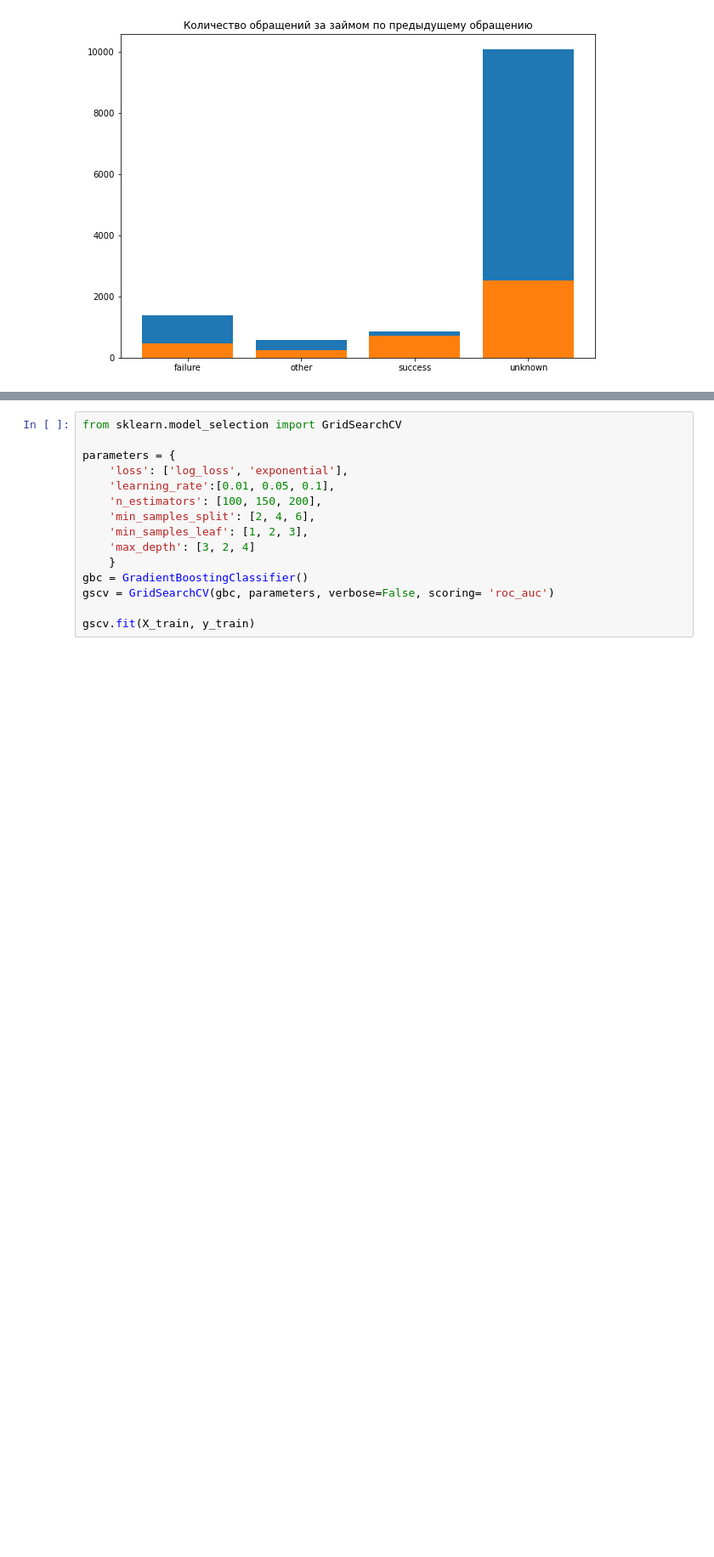
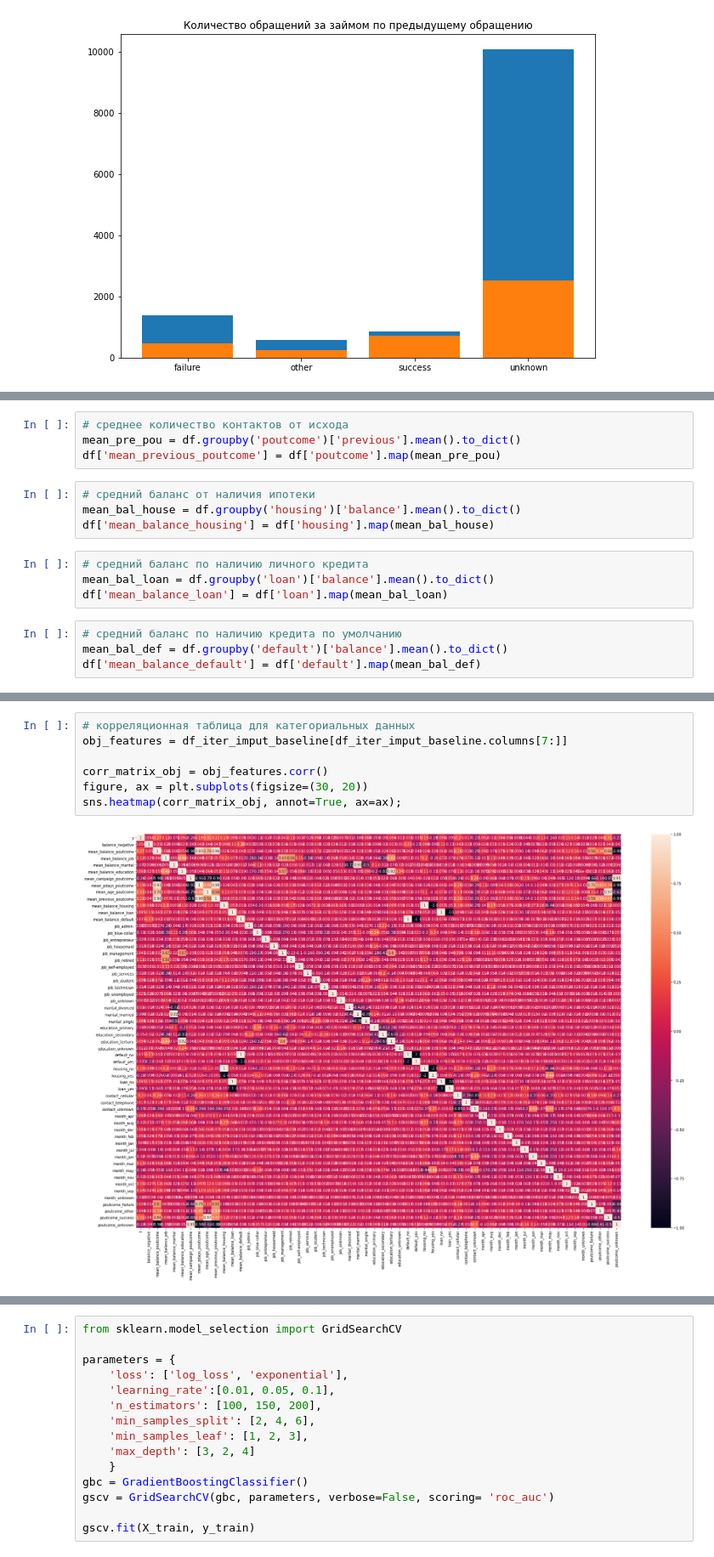
Before and after one commit to IYuminov/assessment_for_MFO, a Jupyter notebook: ml_assessment.ipynb, the cells around one changed output, grey strips where cells are left out. Shown at 85% size. Saved outputs shown, nothing was run; the diff lists cells and outputs as text; blank space fills up the shorter version.

```diff
--- a/ml_assessment.ipynb
+++ b/ml_assessment.ipynb
@@ -250,3 +290,19 @@ plt.bar(poutcome_y1.index, poutcome_y1["y"]);
+# %%
+# среднее количество контактов от исхода
+mean_pre_pou = df.groupby('poutcome')['previous'].mean().to_dict()
+df['mean_previous_poutcome'] = df['poutcome'].map(mean_pre_pou)
+# %%
+# средний баланс от наличия ипотеки
+mean_bal_house = df.groupby('housing')['balance'].mean().to_dict()
+df['mean_balance_housing'] = df['housing'].map(mean_bal_house)
+# %%
+# средний баланс по наличию личного кредита
+mean_bal_loan = df.groupby('loan')['balance'].mean().to_dict()
+df['mean_balance_loan'] = df['loan'].map(mean_bal_loan)
+# %%
+# средний баланс по наличию кредита по умолчанию
+mean_bal_def = df.groupby('default')['balance'].mean().to_dict()
+df['mean_balance_default'] = df['default'].map(mean_bal_def)
 # %%
 from sklearn.feature_selection import RFE
 from sklearn.ensemble import GradientBoostingClassifier
@@ -279,0 +342,9 @@ Valid ROC-AUC score: 0.77.
+# %%
+# корреляционная таблица для категориальных данных
+obj_features = df_iter_imput_baseline[df_iter_imput_baseline.columns[7:]]
+
+corr_matrix_obj = obj_features.corr()
+figure, ax = plt.subplots(figsize=(30, 20))
+sns.heatmap(corr_matrix_obj, annot=True, ax=ax);
+# %% [output]
+[figure, added]
```
Also changed, not shown: parts of 21 cells of this notebook.
